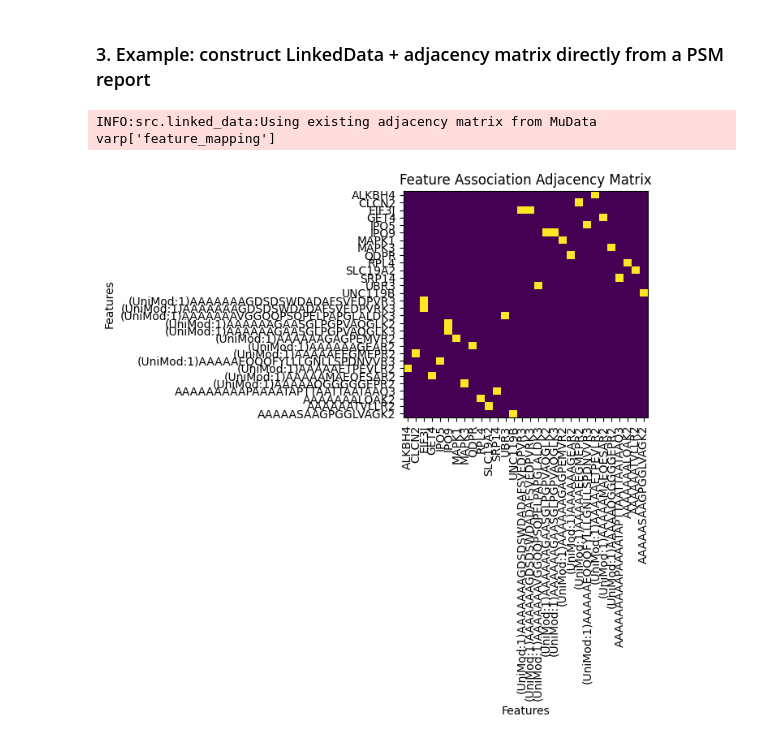
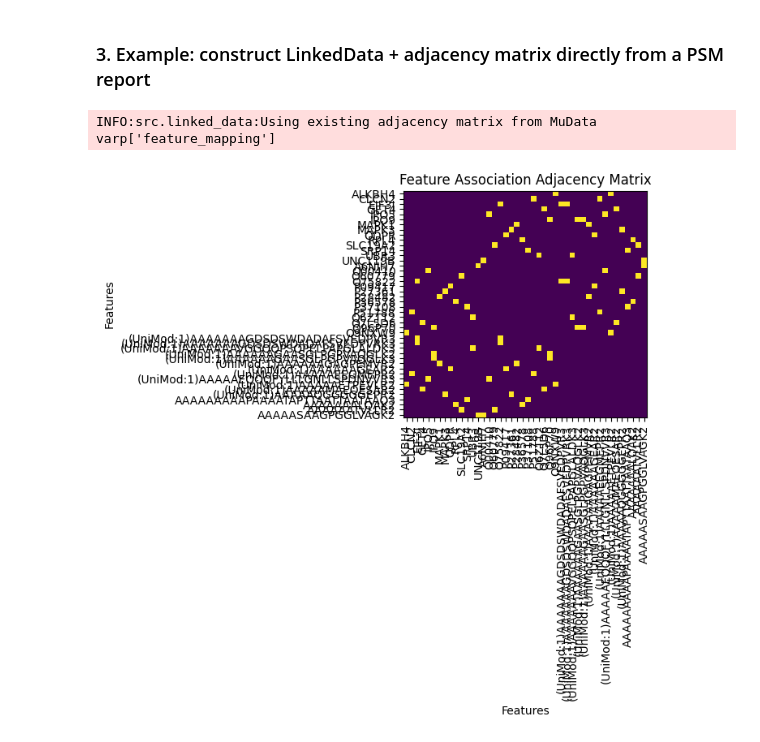
Before and after one commit to scverse/202603_hackathon_proteomics, a Jupyter notebook: msmudata/notebooks/linked_data_draft.ipynb, the cells around one changed output. Saved outputs shown, nothing was run; the diff lists cells and outputs as text; code cells hidden in the pictures.

```diff
--- a/msmudata/notebooks/linked_data_draft.ipynb
+++ b/msmudata/notebooks/linked_data_draft.ipynb
@@ -51,11 +51,11 @@ show_adjacency_matrix(ld.mdata)
 # %%
 from src.psm_to_mudata import create_mudata_diann
 prec_report_path = "../data/diann_1.8.1_report_head.tsv"
-mudata_from_report = create_mudata_diann(prec_report_path, ["protein", "precursor"])
+mudata_from_report = create_mudata_diann(prec_report_path, ["gene", "protein", "precursor"])
 
 ld_from_report = LinkedData()
 ld_from_report.add_mudata(mudata_from_report)
 show_adjacency_matrix(ld_from_report.mdata)
 # %% [output]
 INFO:src.linked_data:Using existing adjacency matrix from MuData varp['feature_mapping']
-[figure, old version]
+[figure, new version]
```
